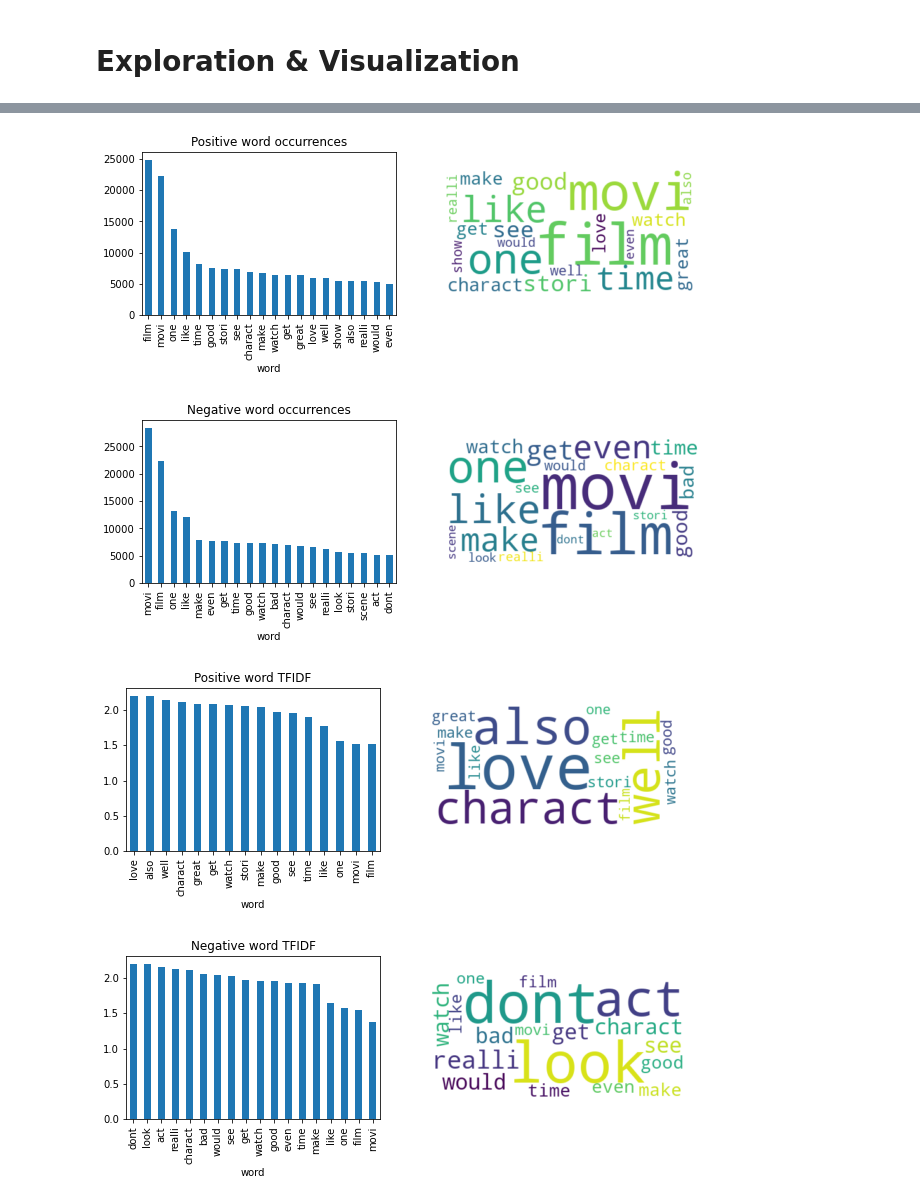
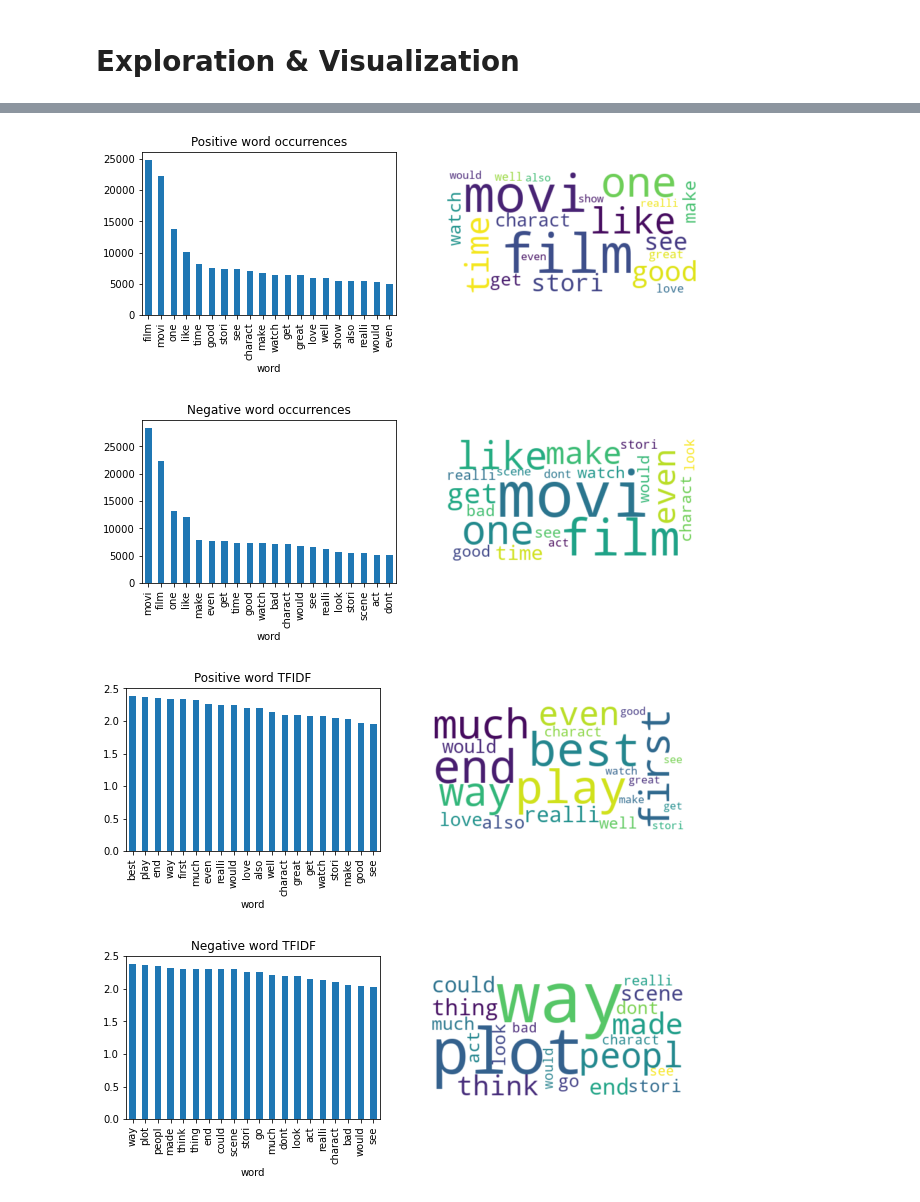
Before and after one commit to claustres/ml-mooc, a Jupyter notebook: Machine Learning/chapter6/Capstone-Project.ipynb, the cells around one changed output, grey strips where cells are left out. Cells and saved outputs as stored; diff of their text form; code cells hidden in the pictures.

```diff
--- a/Machine Learning/chapter6/Capstone-Project.ipynb
+++ b/Machine Learning/chapter6/Capstone-Project.ipynb
@@ -161,9 +235,7 @@ train_data = test_data.head(100)
 # %%
 from sklearn.feature_extraction.text import TfidfVectorizer
 # We can select the most important features (ie words) using term frequency-inverse document frequency method
-# Vectorizer expect strings as it performs tokenization by default
-# As we already have tokens we override the default analyzer
-vectorizer = TfidfVectorizer(analyzer=lambda x: x, max_features=50)
+vectorizer = TfidfVectorizer(max_features=50)
 train_tfidf = vectorizer.fit_transform(train_data['review'])
 print(dict(zip(vectorizer.get_feature_names(), vectorizer.idf_)))
 # Filter words according to feature selection in reviews if we'd like
@@ -174,19 +246,20 @@ print(dict(zip(vectorizer.get_feature_names(), vectorizer.idf_)))
 # Exploration & Visualization
 # %%
 from sklearn.feature_extraction.text import CountVectorizer
+from sklearn.feature_extraction.text import TfidfVectorizer
 from wordcloud import WordCloud
 
 # Perform a full vectorization of labelled data
-def words2frequency (data, tfidf=False):
+def words2frequency (data, tfidf=False, **kwargs):
     print('Counting words', end='...')
     # Count occurences or term frequency-inverse document frequency
     if (tfidf == False):
-        vectorizer = CountVectorizer(analyzer=lambda x: x)
+        vectorizer = CountVectorizer()
         counts = vectorizer.fit_transform(data['review'])
         # Create a data frame to handle word occurrences
         frequencies = pd.DataFrame({'word': vectorizer.get_feature_names(), 'frequency': counts.toarray().sum(axis=0)})
     else:
-        vectorizer = TfidfVectorizer(analyzer=lambda x: x, max_df=0.75, min_df=0.3)
+        vectorizer = TfidfVectorizer(**kwargs)
         counts = vectorizer.fit_transform(data['review'])
         # Create a data frame to handle word frequencies
         frequencies = pd.DataFrame({'word': vectorizer.get_feature_names(), 'frequency': vectorizer.idf_})
@@ -210,10 +283,15 @@ display_frequency(positive_frequencies.head(20), 'Positive word occurrences')
 negative_frequencies = words2frequency(train_data[train_data['label'] == 'negative'])
 display_frequency(negative_frequencies.head(20), 'Negative word occurrences')
 # Then using TFIDF as feature selector
-positive_frequencies = words2frequency(train_data[train_data['label'] == 'positive'], tfidf=True)
-display_frequency(positive_frequencies, 'Positive word TFIDF')
-negative_frequencies = words2frequency(train_data[train_data['label'] == 'negative'], tfidf=True)
-display_frequency(negative_frequencies, 'Negative word TFIDF')
+positive_frequencies = words2frequency(train_data[train_data['label'] == 'positive'], tfidf=True, max_df=0.75, min_df=0.25)
+display_frequency(positive_frequencies.head(20), 'Positive word TFIDF')
+negative_frequencies = words2frequency(train_data[train_data['label'] == 'negative'], tfidf=True, max_df=0.75, min_df=0.25)
+display_frequency(negative_frequencies.head(20), 'Negative word TFIDF')
+# Using a different feature selection tuning
+positive_frequencies = words2frequency(train_data[train_data['label'] == 'positive'], tfidf=True, max_features=100)
+display_frequency(positive_frequencies.head(20), 'Positive word TFIDF')
+negative_frequencies = words2frequency(train_data[train_data['label'] == 'negative'], tfidf=True, max_features=100)
+display_frequency(negative_frequencies.head(20), 'Negative word TFIDF')
 # %% [output]
 Counting words...OK
 Most frequent word is film  - Least frequent word is überspi
@@ -226,4 +308,4 @@ Most frequent word is dont  - Least frequent word is movi
-[figure, old version]
+[figure, new version]
-[figure, old version]
+[figure, new version]
-[figure, old version]
+[figure, new version]
-[figure, old version]
+[figure, new version]
```
Also changed, not shown: parts of 32 cells of this notebook, 2 other files.
